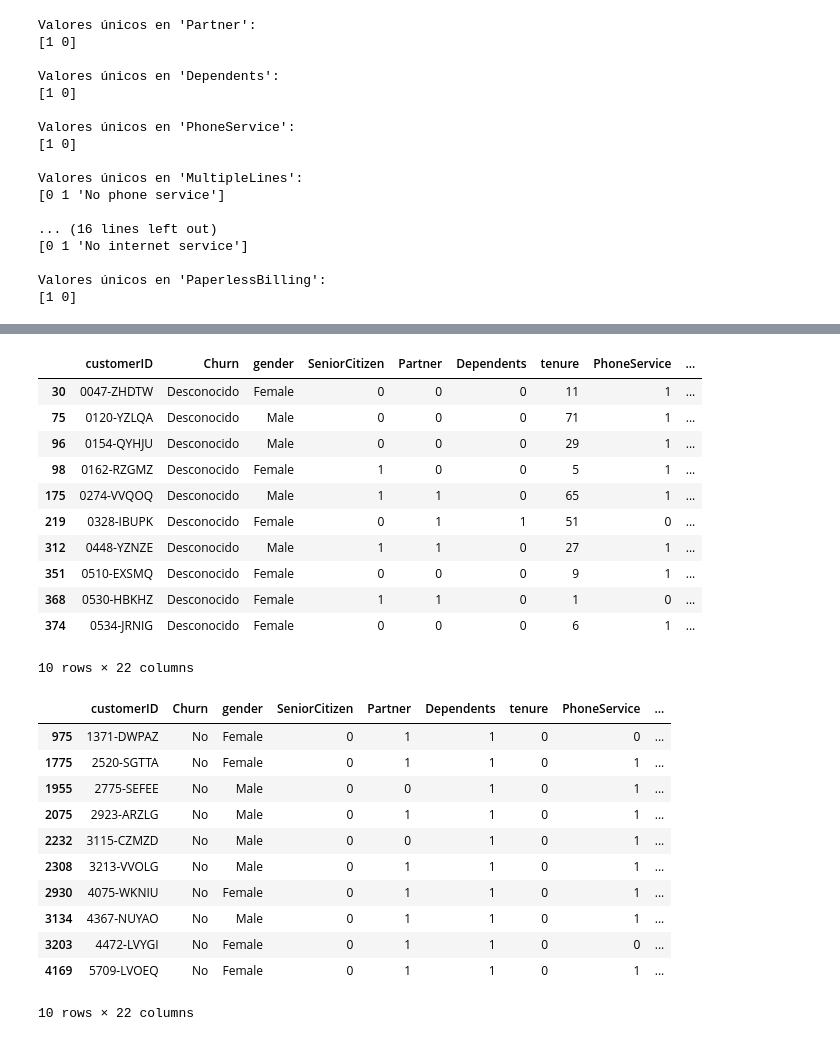
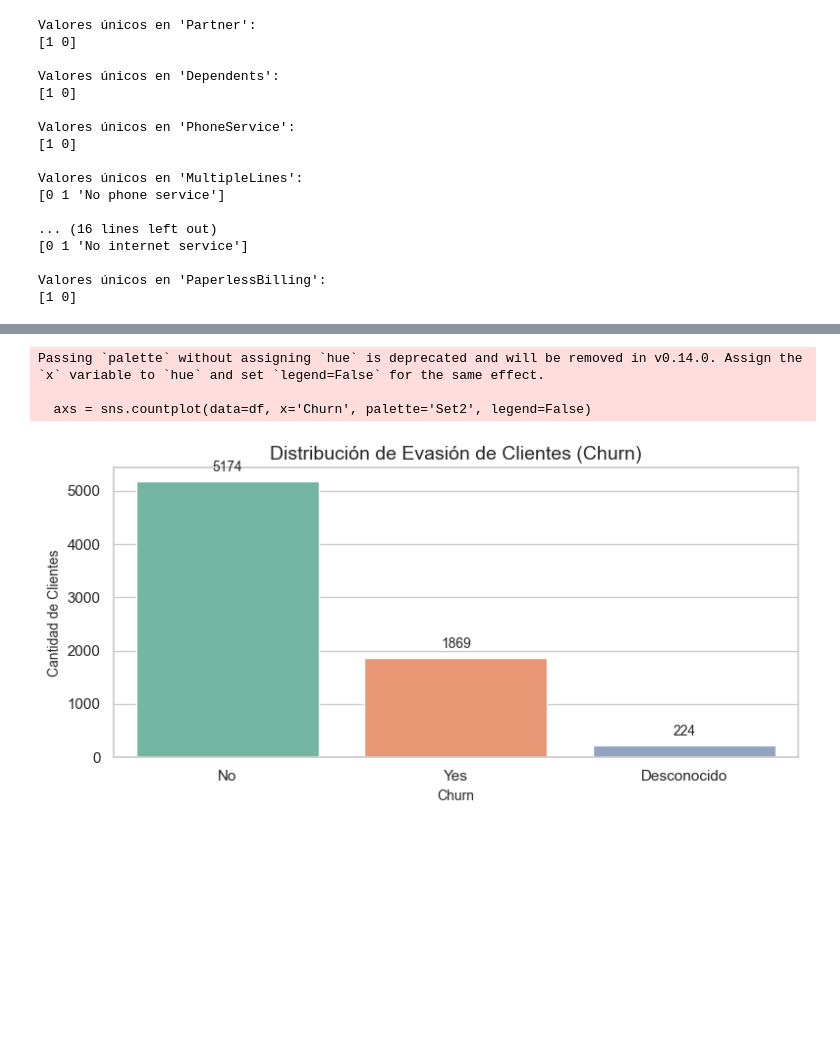
Before and after one commit to Smejia2002/telecomX, a Jupyter notebook: notebooks/telecom_x_latam.ipynb, the cells around one changed output, grey strips where cells are left out. Cells and saved outputs as stored; diff of their text form; code cells hidden in the pictures; blank space fills up the shorter version.

```diff
--- a/notebooks/telecom_x_latam.ipynb
+++ b/notebooks/telecom_x_latam.ipynb
@@ -289,30 +255,0 @@ df.describe()
-# %%
-df[df['Churn'] == 'Desconocido'].head(10)
-# %% [output]
-|  | customerID | Churn | gender | SeniorCitizen | Partner | Dependents | tenure | PhoneService | ... |
-| 30 | 0047-ZHDTW | Desconocido | Female | 0 | 0 | 0 | 11 | 1 | ... |
-| 75 | 0120-YZLQA | Desconocido | Male | 0 | 0 | 0 | 71 | 1 | ... |
-| 96 | 0154-QYHJU | Desconocido | Male | 0 | 0 | 0 | 29 | 1 | ... |
-| 98 | 0162-RZGMZ | Desconocido | Female | 1 | 0 | 0 | 5 | 1 | ... |
-| 175 | 0274-VVQOQ | Desconocido | Male | 1 | 1 | 0 | 65 | 1 | ... |
-| 219 | 0328-IBUPK | Desconocido | Female | 0 | 1 | 1 | 51 | 0 | ... |
-| 312 | 0448-YZNZE | Desconocido | Male | 1 | 1 | 0 | 27 | 1 | ... |
-| 351 | 0510-EXSMQ | Desconocido | Female | 0 | 0 | 0 | 9 | 1 | ... |
-| 368 | 0530-HBKHZ | Desconocido | Female | 1 | 1 | 0 | 1 | 0 | ... |
-| 374 | 0534-JRNIG | Desconocido | Female | 0 | 0 | 0 | 6 | 1 | ... |
-10 rows × 22 columns
-# %%
-df[df['Charges.Total'] == 0.0].head(10)
-# %% [output]
-|  | customerID | Churn | gender | SeniorCitizen | Partner | Dependents | tenure | PhoneService | ... |
-| 975 | 1371-DWPAZ | No | Female | 0 | 1 | 1 | 0 | 0 | ... |
-| 1775 | 2520-SGTTA | No | Female | 0 | 1 | 1 | 0 | 1 | ... |
-| 1955 | 2775-SEFEE | No | Male | 0 | 0 | 1 | 0 | 1 | ... |
-| 2075 | 2923-ARZLG | No | Male | 0 | 1 | 1 | 0 | 1 | ... |
-| 2232 | 3115-CZMZD | No | Male | 0 | 0 | 1 | 0 | 1 | ... |
-| 2308 | 3213-VVOLG | No | Male | 0 | 1 | 1 | 0 | 1 | ... |
-| 2930 | 4075-WKNIU | No | Female | 0 | 1 | 1 | 0 | 1 | ... |
-| 3134 | 4367-NUYAO | No | Male | 0 | 1 | 1 | 0 | 1 | ... |
-| 3203 | 4472-LVYGI | No | Female | 0 | 1 | 1 | 0 | 0 | ... |
-| 4169 | 5709-LVOEQ | No | Female | 0 | 1 | 1 | 0 | 1 | ... |
-10 rows × 22 columns
@@ -318,0 +259,25 @@ df[df['Charges.Total'] == 0.0].head(10)
+# %%
+sns.set_theme(style="whitegrid")
+# %%
+fig, axs = plt.subplots(figsize=(8, 4))
+
+axs = sns.countplot(data=df, x='Churn', palette='Set2', legend=False)
+axs.set_title('Distribución de Evasión de Clientes (Churn)', fontsize=14)
+axs.set_xlabel('Churn', fontsize=10)
+axs.set_ylabel('Cantidad de Clientes', fontsize=10)
+
+for bar in axs.patches:
+    height = bar.get_height()
+    axs.annotate(f'{int(height)}',
+                 xy=(bar.get_x() + bar.get_width() / 2, height),
+                 xytext=(0, 5),  # Desplazamiento hacia arriba
+                 textcoords='offset points',
+                 ha='center', va='bottom', fontsize=10)
+
+plt.tight_layout()
+plt.show()
+# %% [output]
+Passing `palette` without assigning `hue` is deprecated and will be removed in v0.14.0. Assign the `x` variable to `hue` and set `legend=False` for the same effect.
+
+  axs = sns.countplot(data=df, x='Churn', palette='Set2', legend=False)
+[figure, added]
```
Also changed, not shown: parts of 8 cells of this notebook, 2 other files.
